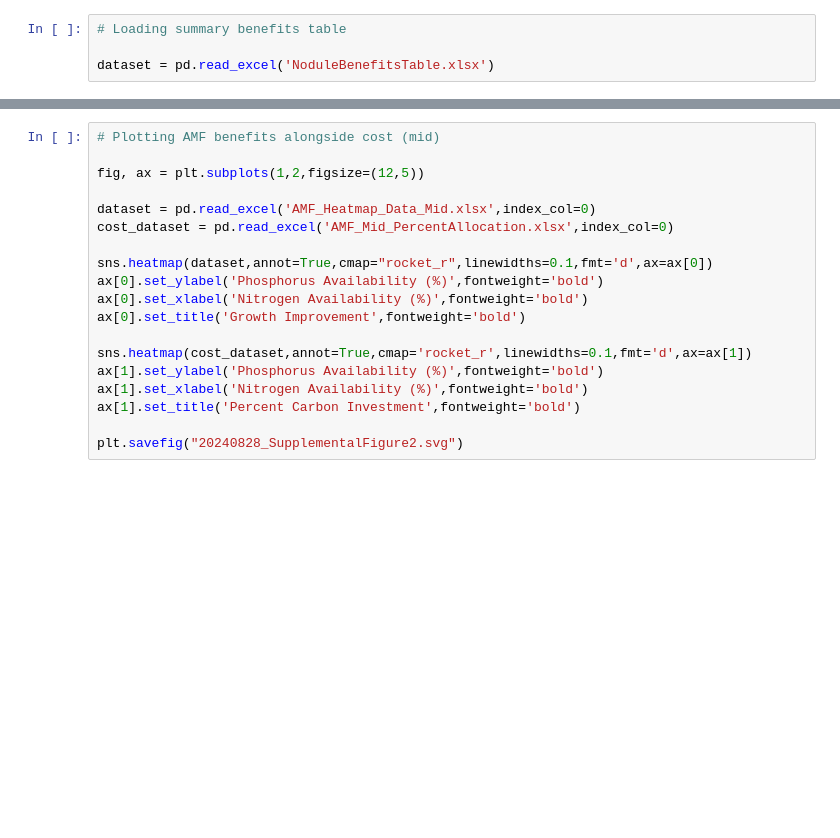
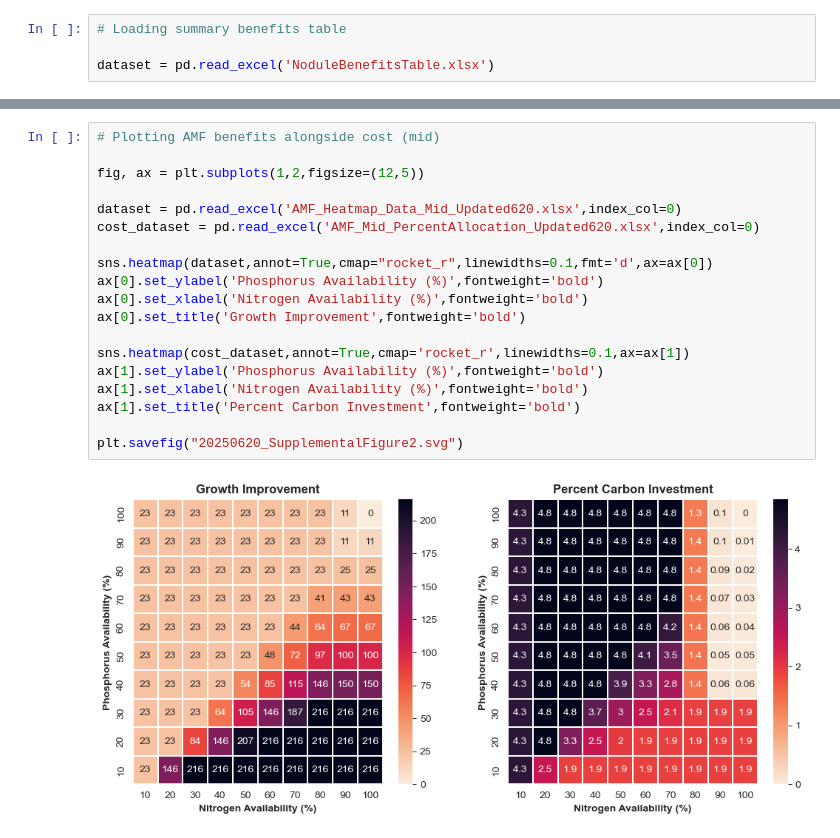
Before and after one commit to Matthews-Research-Group/Maize-Rhizobia-AMF_FBA, a Jupyter notebook: General_Results_and_Plotting/Plotting.ipynb, the cells around one changed output, grey strips where cells are left out. Saved outputs shown, nothing was run; the diff lists cells and outputs as text; blank space fills up the shorter version.

```diff
--- a/General_Results_and_Plotting/Plotting.ipynb
+++ b/General_Results_and_Plotting/Plotting.ipynb
@@ -76,22 +82,24 @@ plt.savefig("20240828_AMF_Heatmap.svg")
 # %%
 # Plotting AMF benefits alongside cost (mid)
 
 fig, ax = plt.subplots(1,2,figsize=(12,5))
 
-dataset = pd.read_excel('AMF_Heatmap_Data_Mid.xlsx',index_col=0)
-cost_dataset = pd.read_excel('AMF_Mid_PercentAllocation.xlsx',index_col=0)
+dataset = pd.read_excel('AMF_Heatmap_Data_Mid_Updated620.xlsx',index_col=0)
+cost_dataset = pd.read_excel('AMF_Mid_PercentAllocation_Updated620.xlsx',index_col=0)
 
 sns.heatmap(dataset,annot=True,cmap="rocket_r",linewidths=0.1,fmt='d',ax=ax[0])
 ax[0].set_ylabel('Phosphorus Availability (%)',fontweight='bold')
 ax[0].set_xlabel('Nitrogen Availability (%)',fontweight='bold')
 ax[0].set_title('Growth Improvement',fontweight='bold')
 
-sns.heatmap(cost_dataset,annot=True,cmap='rocket_r',linewidths=0.1,fmt='d',ax=ax[1])
+sns.heatmap(cost_dataset,annot=True,cmap='rocket_r',linewidths=0.1,ax=ax[1])
 ax[1].set_ylabel('Phosphorus Availability (%)',fontweight='bold')
 ax[1].set_xlabel('Nitrogen Availability (%)',fontweight='bold')
 ax[1].set_title('Percent Carbon Investment',fontweight='bold')
 
-plt.savefig("20240828_SupplementalFigure2.svg")
+plt.savefig("20250620_SupplementalFigure2.svg")
+# %% [output]
+[figure, added]
 # %%
 # Plotting AMF benefits alongside cost (mid)
 
```
Also changed, not shown: parts of 8 cells of this notebook, 37 other files.
